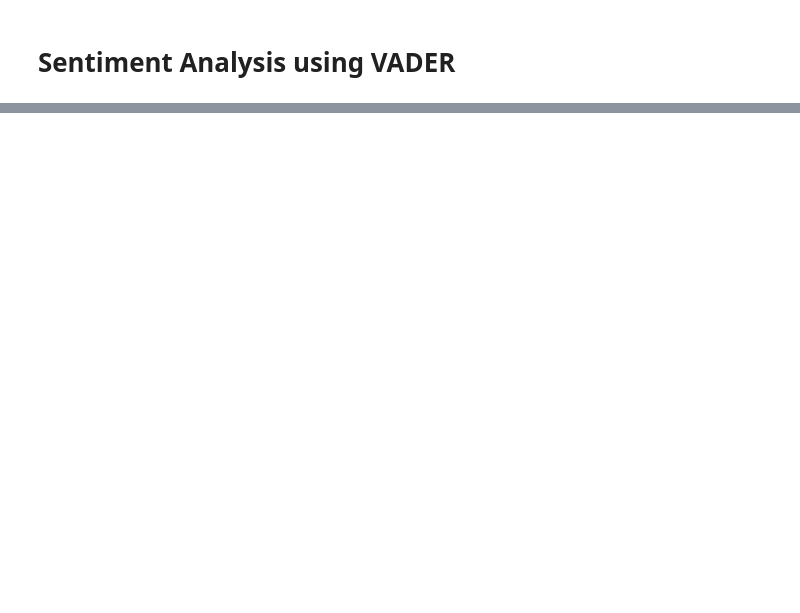
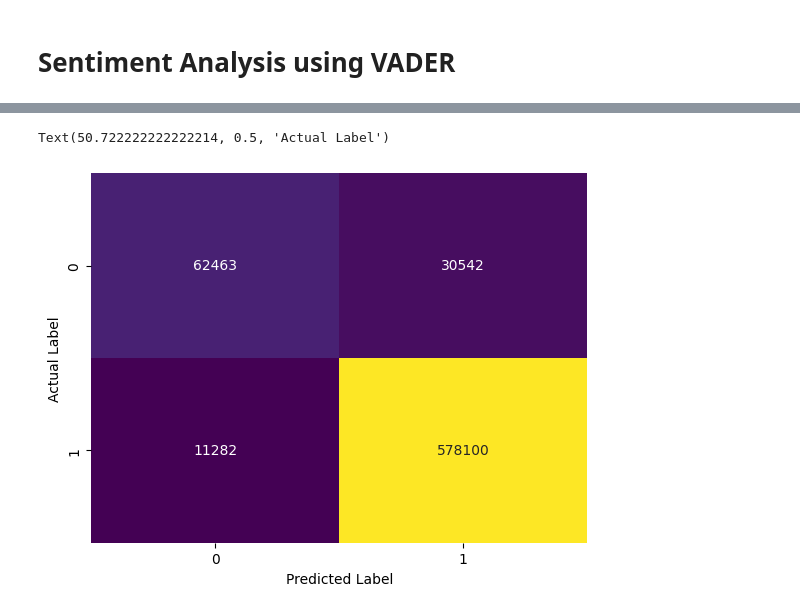
Before and after one commit to BubbleTee97/Time-Series, a Jupyter notebook: xxxv3.ipynb, the cells around one changed output, grey strips where cells are left out. Cells and saved outputs as stored; diff of their text form; code cells hidden in the pictures; blank space fills up the shorter version.

```diff
--- a/xxxv3.ipynb
+++ b/xxxv3.ipynb
@@ -518,0 +568,11 @@ print(metrics.accuracy_score(y_test,predictions))
+# %%
+import nltk
+from nltk.corpus import stopwords
+
+stop_words = set(stopwords.words('english'))
+
+# Remove stop words
+text = [' '.join(word for word in sentence.split() if word not in stop_words) for sentence in text]
+# %%
+text_label = df_nlp['label'].replace({'pos': 1, 'neg': 0})
+text_label = np.array(text_label)
@@ -518,0 +655,13 @@ print(metrics.accuracy_score(y_test,predictions))
+# %%
+from tensorflow.keras.callbacks import EarlyStopping
+from tqdm.keras import TqdmCallback
+
+num_epochs = 10
+early_stop = EarlyStopping(monitor='val_loss', patience=3)
+
+# compile the model and specify the loss function and optimization algorithm
+model.compile(loss='binary_crossentropy', optimizer='adam', metrics=['accuracy'])
+
+# train the model on the training data
+LSTM_Model = model.fit(X_train, y_train, epochs=num_epochs, batch_size=16, validation_data=(X_test, y_test),
+                        callbacks=[early_stop])
@@ -518,0 +709,13 @@ print(metrics.accuracy_score(y_test,predictions))
+# %%
+from sklearn.metrics import confusion_matrix
+
+# get predicted labels for the test set
+y_pred = model.predict(X_test)
+
+# convert predicted probabilities to binary labels
+y_pred = np.round(y_pred)
+
+# compute the confusion matrix
+cm = confusion_matrix(y_test, y_pred)
+
+print(cm)
@@ -518,0 +737,7 @@ print(metrics.accuracy_score(y_test,predictions))
+# %%
+heatmap = sns.heatmap(cm, annot=True, fmt='g', cmap='viridis', cbar=False)
+heatmap.set_xlabel('Predicted Label')
+heatmap.set_ylabel('Actual Label')
+# %% [output]
+Text(50.722222222222214, 0.5, 'Actual Label')
+[figure, added]
```
Also changed, not shown: parts of 43 cells of this notebook, 2 other files.
